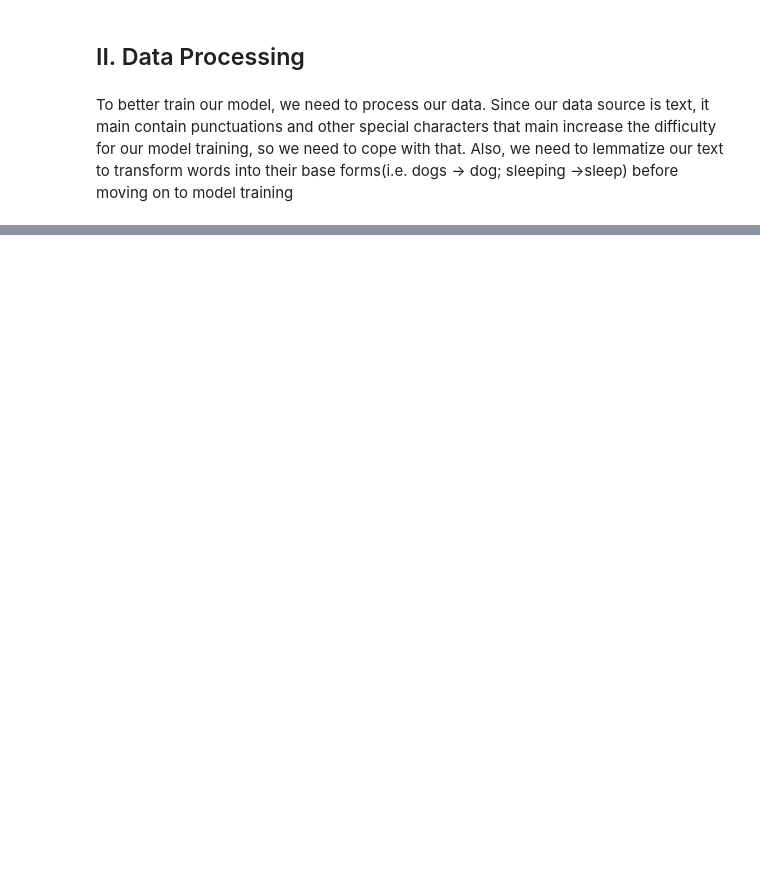
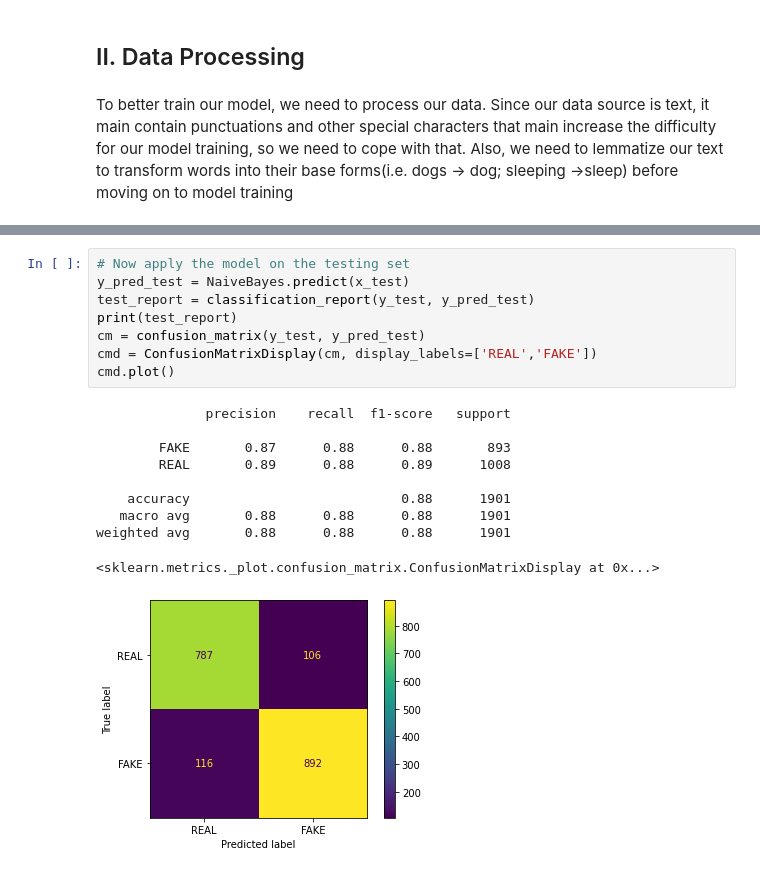
Before and after one commit to William-0320/COMP562-Final-Project, a Jupyter notebook: src/COMP562_Final_Proj.ipynb, the cells around one changed output, grey strips where cells are left out. Saved outputs shown, nothing was run; the diff lists cells and outputs as text; blank space fills up the shorter version.

```diff
--- a/src/COMP562_Final_Proj.ipynb
+++ b/src/COMP562_Final_Proj.ipynb
@@ -99,0 +191,19 @@ df.head()
+# %%
+# Now apply the model on the testing set
+y_pred_test = NaiveBayes.predict(x_test)
+test_report = classification_report(y_test, y_pred_test)
+print(test_report)
+cm = confusion_matrix(y_test, y_pred_test)
+cmd = ConfusionMatrixDisplay(cm, display_labels=['REAL','FAKE'])
+cmd.plot()
+# %% [output]
+              precision    recall  f1-score   support
+
+        FAKE       0.87      0.88      0.88       893
+        REAL       0.89      0.88      0.89      1008
+
+    accuracy                           0.88      1901
+   macro avg       0.88      0.88      0.88      1901
+weighted avg       0.88      0.88      0.88      1901
+<sklearn.metrics._plot.confusion_matrix.ConfusionMatrixDisplay at 0x...>
+[figure, added]
```
Also changed, not shown: parts of 20 cells of this notebook, 1 other file.
